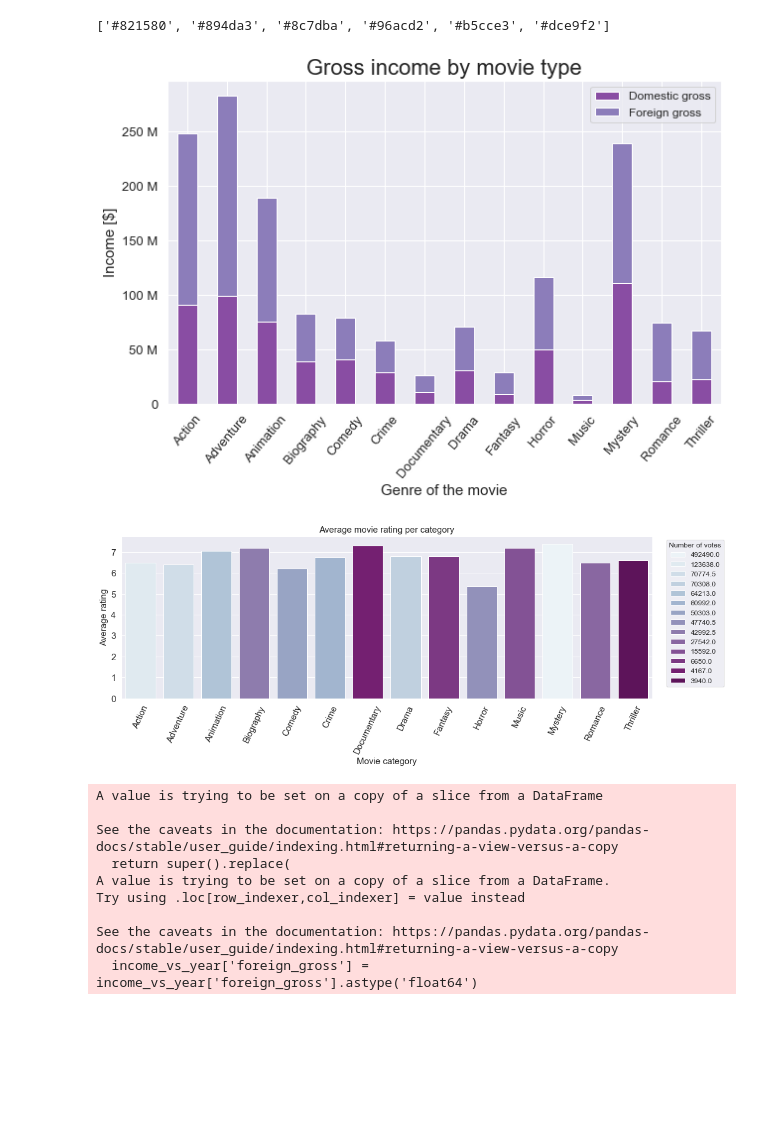
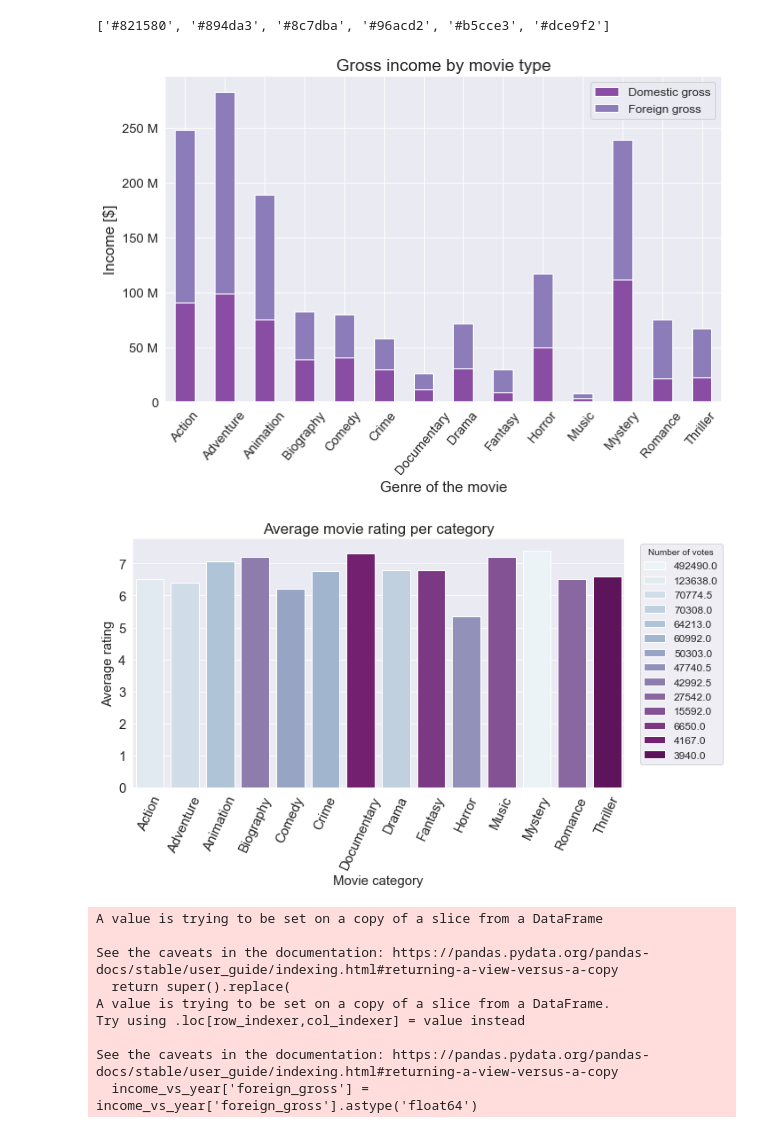
Before and after one commit to nil-91/Microsoft_Movie_Analysis, a Jupyter notebook: code/eda_notebook.ipynb, the cells around one changed output. Drawn from its saved outputs; the diff is of its cells as text; code cells hidden in the pictures; blank space fills up the shorter version.

Commit message:
Updated visualizations

```diff
--- a/code/eda_notebook.ipynb
+++ b/code/eda_notebook.ipynb
@@ -171,7 +171,7 @@ ax = genre_vs_gross.groupby('genre0').mean().plot(kind='bar', figsize=(10,6), fo
                                                      color = ['#894da3','#8c7dba'])
 ax.set_xlabel('Genre of the movie', fontsize = 15)
 ax.set_ylabel("Income [$]", fontsize=15);
-ax.set_title("Gross income by movie type", fontsize=22)
+ax.set_title("Gross income by movie type", fontsize=17)
 ax.yaxis.set_major_formatter(ticker.FormatStrFormatter("%d"))
 ax.yaxis.set_major_locator(ticker.MultipleLocator(50000000.00))
 ax.yaxis.set_major_formatter(ticker.EngFormatter())
@@ -180,7 +180,7 @@ plt.legend(labels=['Domestic gross', 'Foreign gross'], fontsize=12)
 plt.savefig('./images/genre_vs_income.png', transparent = True)
 plt.show()
 # %% [output]
-[figure, old version]
+[figure, new version]
 # %%
 # genre_vs_rating = clean_df[['averagerating','genre0']]
 
@@ -198,32 +198,32 @@ genre_vs_rating = clean_df[['averagerating','genre0','numvotes']]
 df = genre_vs_rating.groupby('genre0').agg('median')
 df = df.reset_index()
 # %%
-fig, ax = plt.subplots(figsize=(15,6))
+fig, ax = plt.subplots(figsize=(10,6))
 labels = list(df['genre0'].unique())
 sns.barplot(
     x="genre0",
     y="averagerating",
     data=df,
     hue="numvotes",
     ax=ax,
     palette="BuPu_r",
-    dodge=False
+    dodge=False,
 )
 sns.set_style(
     "darkgrid")
-ax.set_title("Average movie rating per category", fontsize=15)
+ax.set_title("Average movie rating per category", fontsize=17)
 ax.set_xlabel("Movie category", fontsize=15)
 ax.set_ylabel("Average rating", fontsize=15)
 ax.set_xticklabels(labels= labels, size=15, rotation=65)
 ax.tick_params(axis='y', labelsize=15)
 handles, labels = ax.get_legend_handles_labels()
 ax.legend(handles[::-1], labels[::-1], title="Number of votes",bbox_to_anchor=(1.02, 1.0), loc='upper left', fontsize=12, fancybox=True)
 plt.tight_layout()
 plt.savefig('./images/genre_vs_rating.png', transparent = True)
 
 plt.show()
 # %% [output]
-[figure, old version]
+[figure, new version]
 # %%
 income_vs_year = clean_df[['year','domestic_gross','foreign_gross']]
 income_vs_year['foreign_gross'].replace(',','', regex=True, inplace=True)
```
Also changed, not shown: 3 other files.
